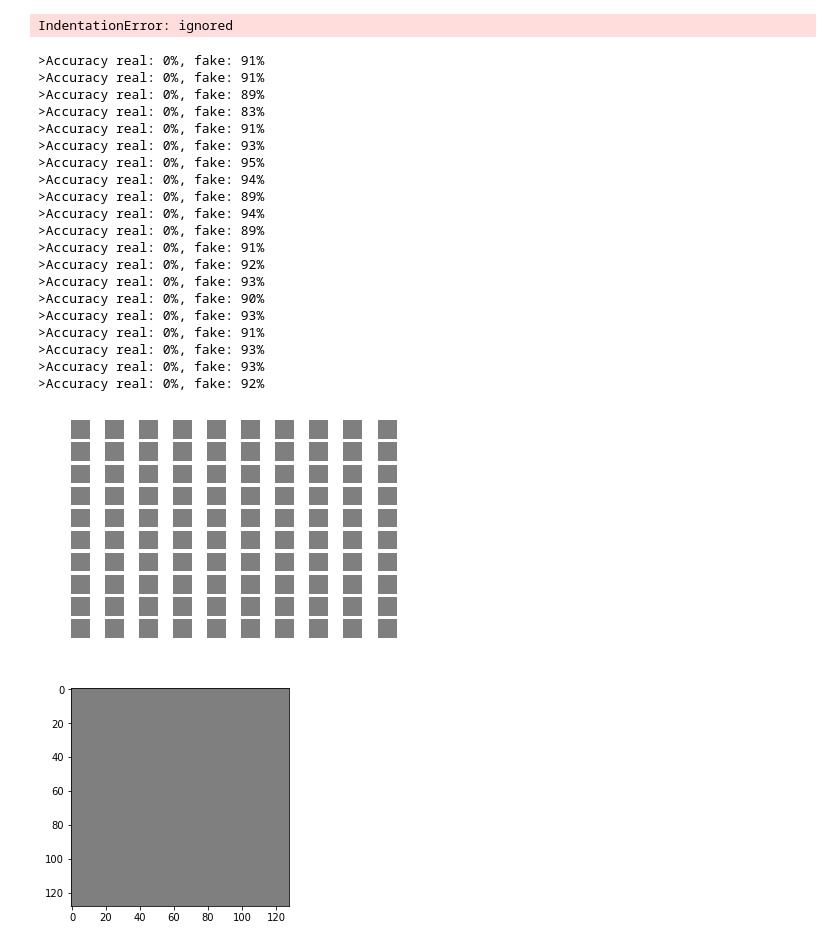
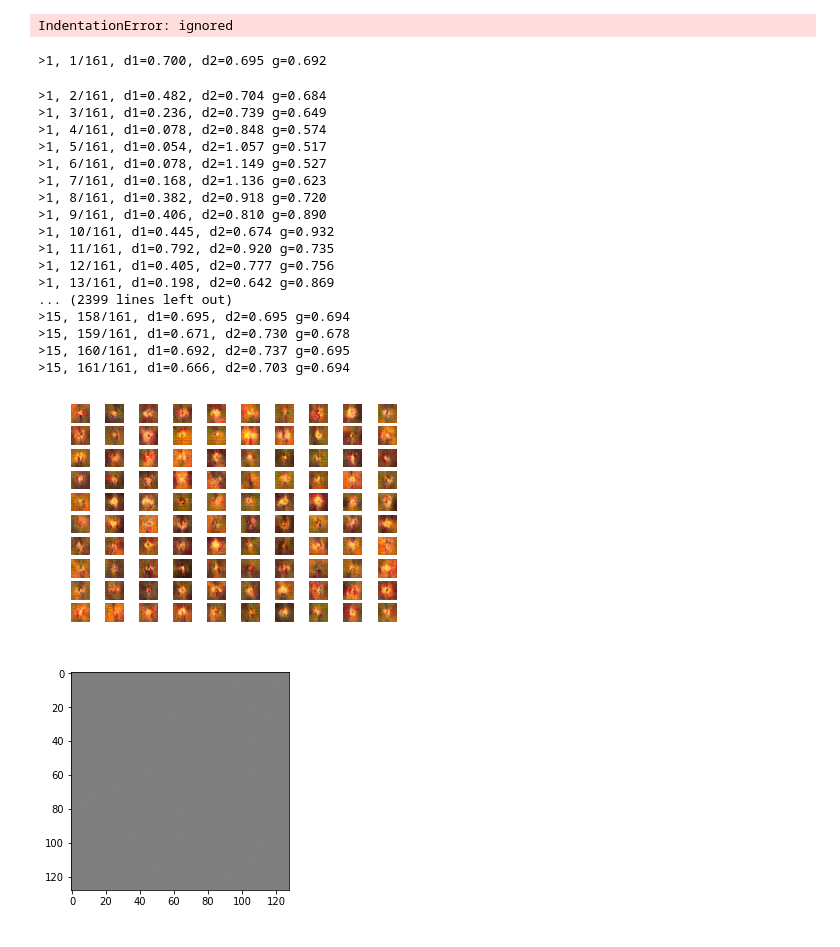
Before and after one commit to fambargh/SAMPLE, a Jupyter notebook: gann.ipynb, the cells around one changed output. Saved outputs shown, nothing was run; the diff lists cells and outputs as text; code cells hidden in the pictures.

```diff
--- a/gann.ipynb
+++ b/gann.ipynb
@@ -136,7 +142,7 @@ Loaded:  (46, 128, 128, 3)
 # %%
 from numpy import load
 # load the face dataset
-data = load('img_align_celeba_129.npz')
+data = load('img_align_celeba_127.npz')
 faces = data['arr_0']
 print('Loaded: ', faces.shape)
 # %% [output]
@@ -783,7 +789,7 @@ def save_plot(examples, epoch, n=7):
 		# plot raw pixel data
 		pyplot.imshow(examples[i])
 	# save plot to file
-	filename = 'generated_plot_e%03d.png' % (epoch+1)
+	filename = 'generated_plot_e%03d.png'
 	pyplot.savefig(filename)
 	pyplot.close()
 
@@ -802,11 +808,11 @@ def summarize_performance(epoch, g_model, d_model, dataset, latent_dim, n_sample
 	# save plot
 	save_plot(x_fake, epoch)
 	# save the generator model tile file
-	filename = 'generator_model_%03d.h5' % (epoch+1)
+	filename = 'generator_model_1.h5'
 	g_model.save(filename)
 
 # train the generator and discriminator
-def train(g_model, d_model, gan_model, dataset, latent_dim, n_epochs=200, n_batch=128):
+def train(g_model, d_model, gan_model, dataset, latent_dim, n_epochs=15, n_batch=16):
 	bat_per_epo = int(dataset.shape[0] / n_batch)
 	half_batch = int(n_batch / 2)
 	# manually enumerate epochs
@@ -843,30 +849,28 @@ g_model = define_generator(latent_dim)
 # create the gan
 gan_model = define_gan(g_model, d_model)
 # load image data
-dataset = load_real_samples('img_align_celeba_129.npz')
+dataset = load_real_samples('img_align_celeba_127.npz')
 # train model
 train(g_model, d_model, gan_model, dataset, latent_dim)
 # %% [output]
->Accuracy real: 0%, fake: 91%
->Accuracy real: 0%, fake: 91%
->Accuracy real: 0%, fake: 89%
->Accuracy real: 0%, fake: 83%
->Accuracy real: 0%, fake: 91%
->Accuracy real: 0%, fake: 93%
->Accuracy real: 0%, fake: 95%
->Accuracy real: 0%, fake: 94%
->Accuracy real: 0%, fake: 89%
->Accuracy real: 0%, fake: 94%
->Accuracy real: 0%, fake: 89%
->Accuracy real: 0%, fake: 91%
->Accuracy real: 0%, fake: 92%
->Accuracy real: 0%, fake: 93%
->Accuracy real: 0%, fake: 90%
->Accuracy real: 0%, fake: 93%
->Accuracy real: 0%, fake: 91%
->Accuracy real: 0%, fake: 93%
->Accuracy real: 0%, fake: 93%
->Accuracy real: 0%, fake: 92%
+>1, 1/161, d1=0.700, d2=0.695 g=0.692
+>1, 2/161, d1=0.482, d2=0.704 g=0.684
+>1, 3/161, d1=0.236, d2=0.739 g=0.649
+>1, 4/161, d1=0.078, d2=0.848 g=0.574
+>1, 5/161, d1=0.054, d2=1.057 g=0.517
+>1, 6/161, d1=0.078, d2=1.149 g=0.527
+>1, 7/161, d1=0.168, d2=1.136 g=0.623
+>1, 8/161, d1=0.382, d2=0.918 g=0.720
+>1, 9/161, d1=0.406, d2=0.810 g=0.890
+>1, 10/161, d1=0.445, d2=0.674 g=0.932
+>1, 11/161, d1=0.792, d2=0.920 g=0.735
+>1, 12/161, d1=0.405, d2=0.777 g=0.756
+>1, 13/161, d1=0.198, d2=0.642 g=0.869
+... (2399 lines left out)
+>15, 158/161, d1=0.695, d2=0.695 g=0.694
+>15, 159/161, d1=0.671, d2=0.730 g=0.678
+>15, 160/161, d1=0.692, d2=0.737 g=0.695
+>15, 161/161, d1=0.666, d2=0.703 g=0.694
 # %%
 from keras.models import load_model
 from numpy.random import randn
@@ -875,32 +879,32 @@ from matplotlib import pyplot
 # generate points in latent space as input for the generator
 def generate_latent_points(latent_dim, n_samples):
 	# generate points in the latent space
 	x_input = randn(latent_dim * n_samples)
 	# reshape into a batch of inputs for the network
 	x_input = x_input.reshape(n_samples, latent_dim)
 	return x_input
 
 # plot the generated images
 def create_plot(examples, n):
 	# plot images
 	for i in range(n * n):
 		# define subplot
 		pyplot.subplot(n, n, 1 + i)
 		# turn off axis
 		pyplot.axis('off')
 		# plot raw pixel data
 		pyplot.imshow(examples[i, :, :])
 	pyplot.show()
 
 # load model
-model = load_model('generator_model_200.h5')
+model = load_model('generator_model_1.h5')
 # generate images
 latent_points = generate_latent_points(100, 100)
 # generate images
 X = model.predict(latent_points)
 # scale from [-1,1] to [0,1]
 X = (X + 1) / 2.0
 # plot the result
 create_plot(X, 10)
 # %% [output]
-[figure, old version]
+[figure, new version]
```
Also changed, not shown: parts of 17 cells of this notebook.
